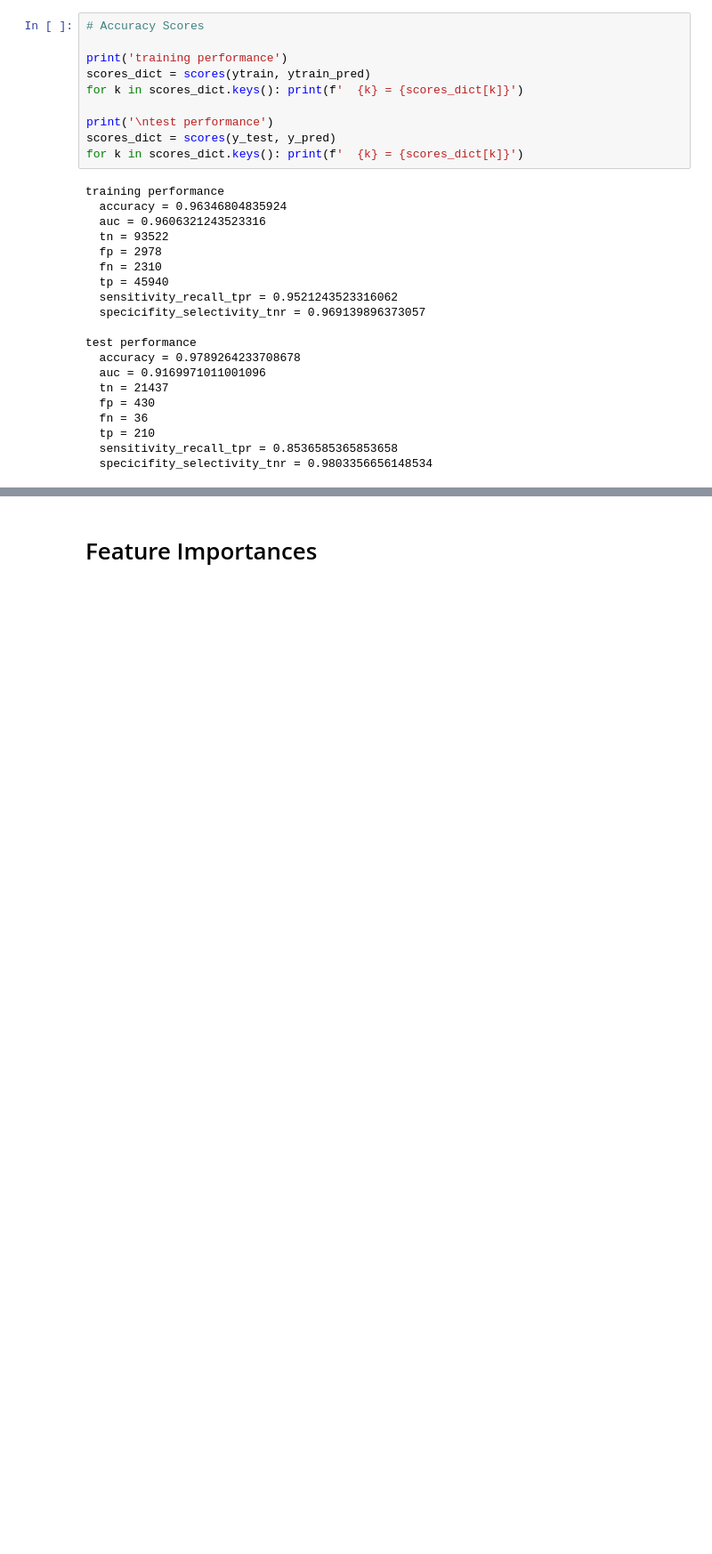
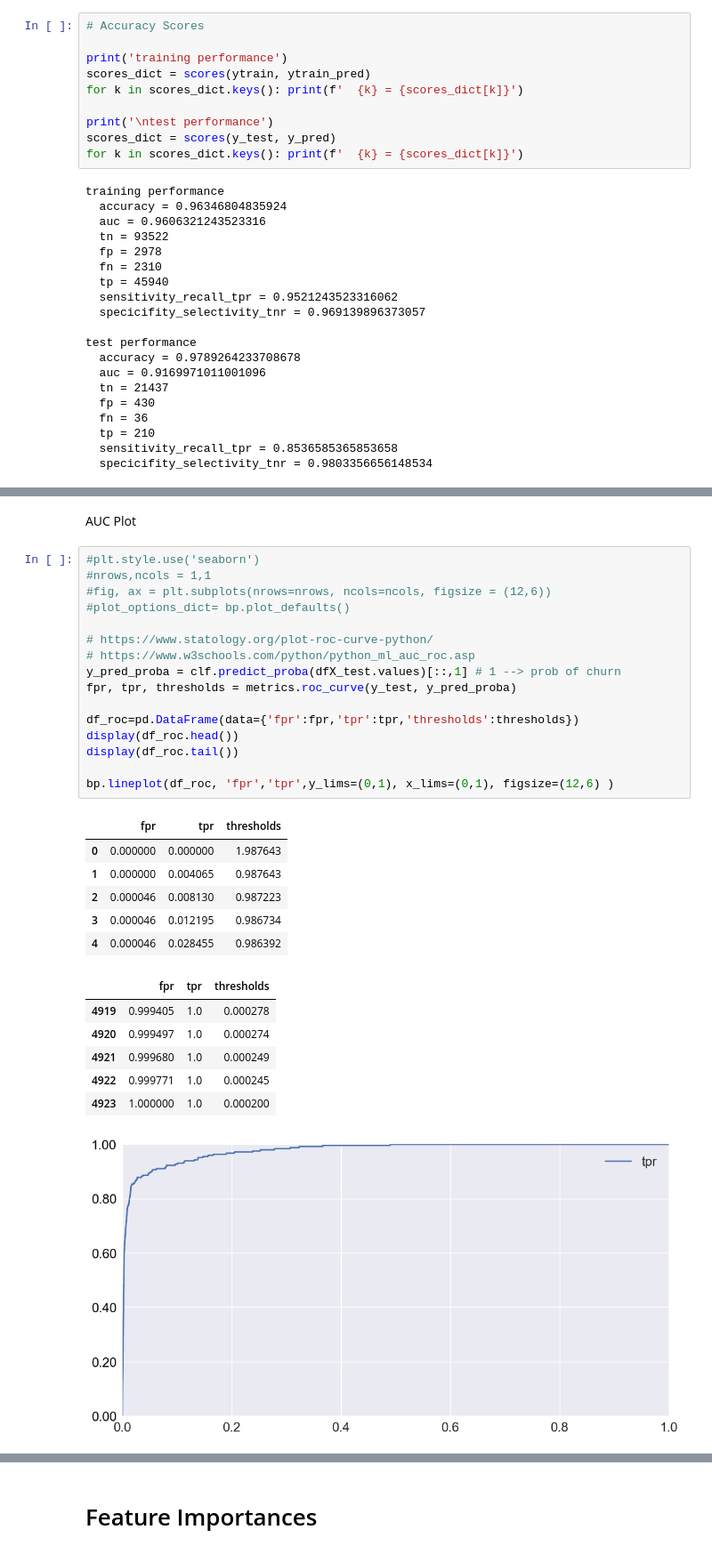
Before and after one commit to Aljgutier/churn_analytics, a Jupyter notebook: churn_prediction_broadband.ipynb, the cells around one changed output, grey strips where cells are left out. Shown at 89% size. Drawn from its saved outputs; the diff is of its cells as text; blank space fills up the shorter version.

Commit message:
ROC Curve

```diff
--- a/churn_prediction_broadband.ipynb
+++ b/churn_prediction_broadband.ipynb
@@ -1536,3 +1538,35 @@ dftmp.head()
 | 289618 | 90416678CNZO000030320 | 108 | 2021-07-02 | 2023-07-01 | 24.0 | 210.60 | 100M | ... |
 | 15851 | 94200409CPRL000074467 | 30 | 2018-01-28 | 2020-07-27 | 30.0 | 362.70 | 100M | ... |
 | 72812 | 95482972CNZO000086955 | 2 | 2020-06-14 | 2022-06-13 | 24.0 | 105.30 | 100M | ... |
+# %% [markdown]
+AUC Plot
+# %%
+#plt.style.use('seaborn')
+#nrows,ncols = 1,1
+#fig, ax = plt.subplots(nrows=nrows, ncols=ncols, figsize = (12,6))
+#plot_options_dict= bp.plot_defaults()
+
+# https://www.statology.org/plot-roc-curve-python/
+# https://www.w3schools.com/python/python_ml_auc_roc.asp
+y_pred_proba = clf.predict_proba(dfX_test.values)[::,1] # 1 --> prob of churn
+fpr, tpr, thresholds = metrics.roc_curve(y_test, y_pred_proba)
+
+df_roc=pd.DataFrame(data={'fpr':fpr,'tpr':tpr,'thresholds':thresholds})
+display(df_roc.head())
+display(df_roc.tail())
+
+bp.lineplot(df_roc, 'fpr','tpr',y_lims=(0,1), x_lims=(0,1), figsize=(12,6) )
+# %% [output]
+|  | fpr | tpr | thresholds |
+| 0 | 0.000000 | 0.000000 | 1.987643 |
+| 1 | 0.000000 | 0.004065 | 0.987643 |
+| 2 | 0.000046 | 0.008130 | 0.987223 |
+| 3 | 0.000046 | 0.012195 | 0.986734 |
+| 4 | 0.000046 | 0.028455 | 0.986392 |
+|  | fpr | tpr | thresholds |
+| 4919 | 0.999405 | 1.0 | 0.000278 |
+| 4920 | 0.999497 | 1.0 | 0.000274 |
+| 4921 | 0.999680 | 1.0 | 0.000249 |
+| 4922 | 0.999771 | 1.0 | 0.000245 |
+| 4923 | 1.000000 | 1.0 | 0.000200 |
+[figure, added]
```
Also changed, not shown: parts of 4 cells of this notebook, 2 other files.
